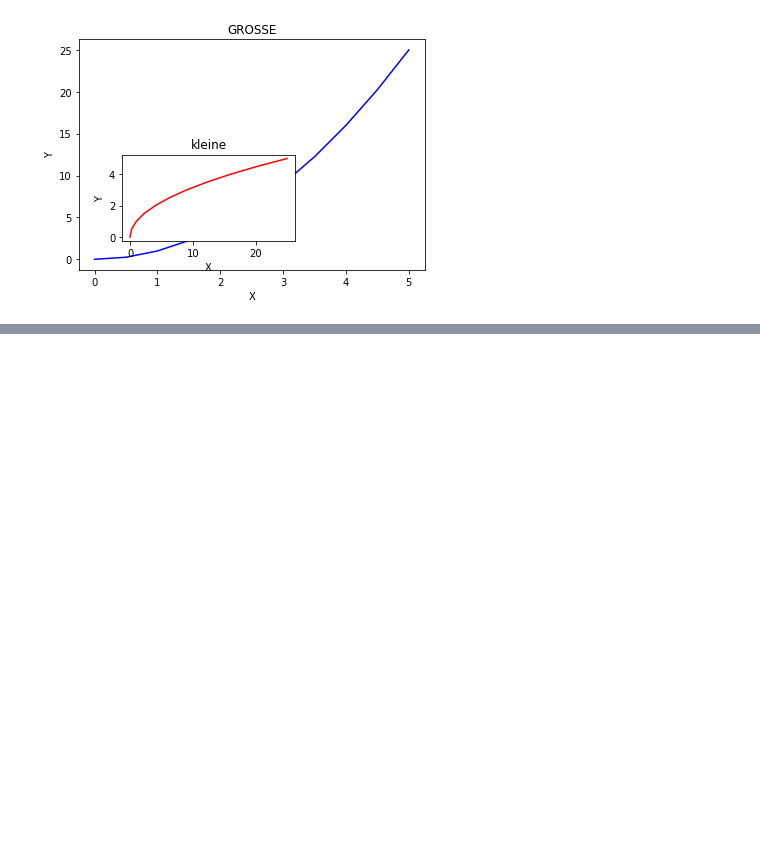
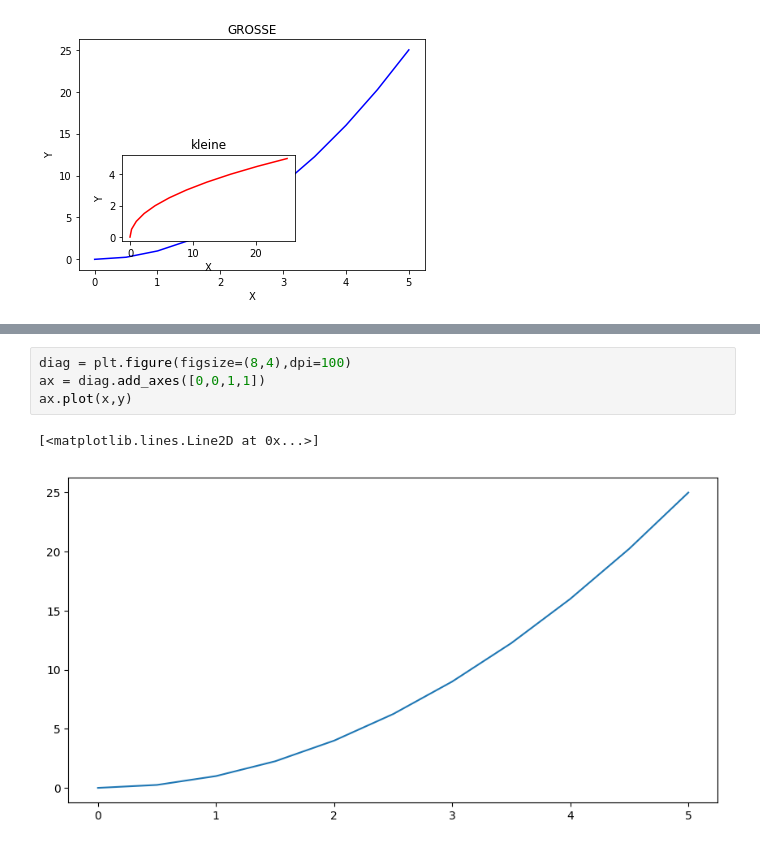
Before and after one commit to MordockDun/Udemy-Python-for-DataScience, a Jupyter notebook: Matplotlib.ipynb, the cells around one changed output, grey strips where cells are left out. Saved outputs shown, nothing was run; the diff lists cells and outputs as text; blank space fills up the shorter version.

```diff
--- a/Matplotlib.ipynb
+++ b/Matplotlib.ipynb
@@ -64,0 +89,7 @@ Text(0.5,1,'kleine')
+# %%
+diag = plt.figure(figsize=(8,4),dpi=100)
+ax = diag.add_axes([0,0,1,1])
+ax.plot(x,y)
+# %% [output]
+[<matplotlib.lines.Line2D at 0x...>]
+[figure, added]
```
Also changed, not shown: parts of 6 cells of this notebook, 1 other file.
